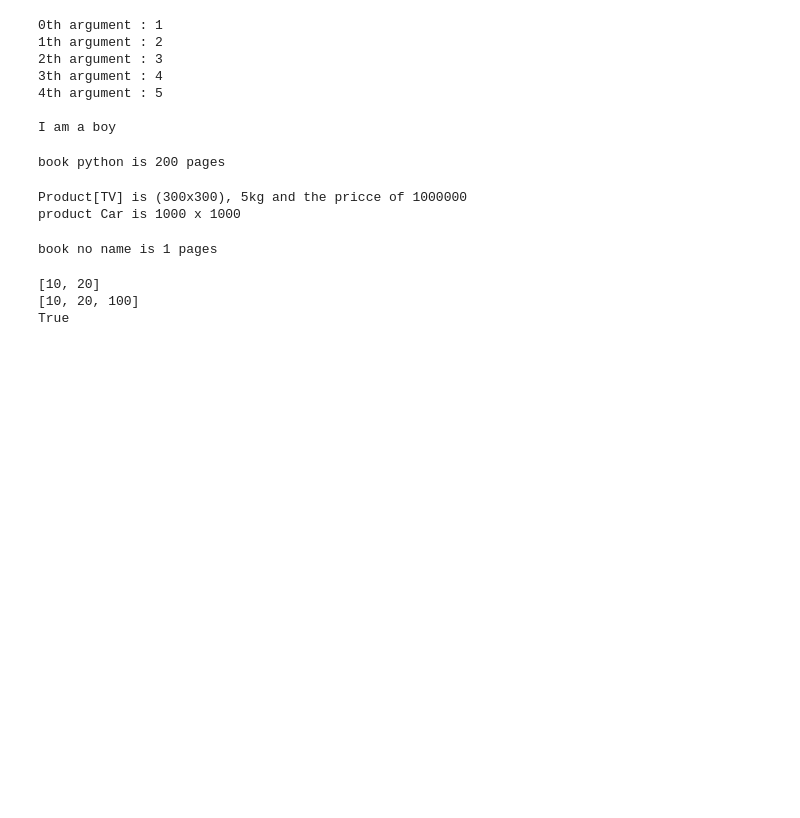
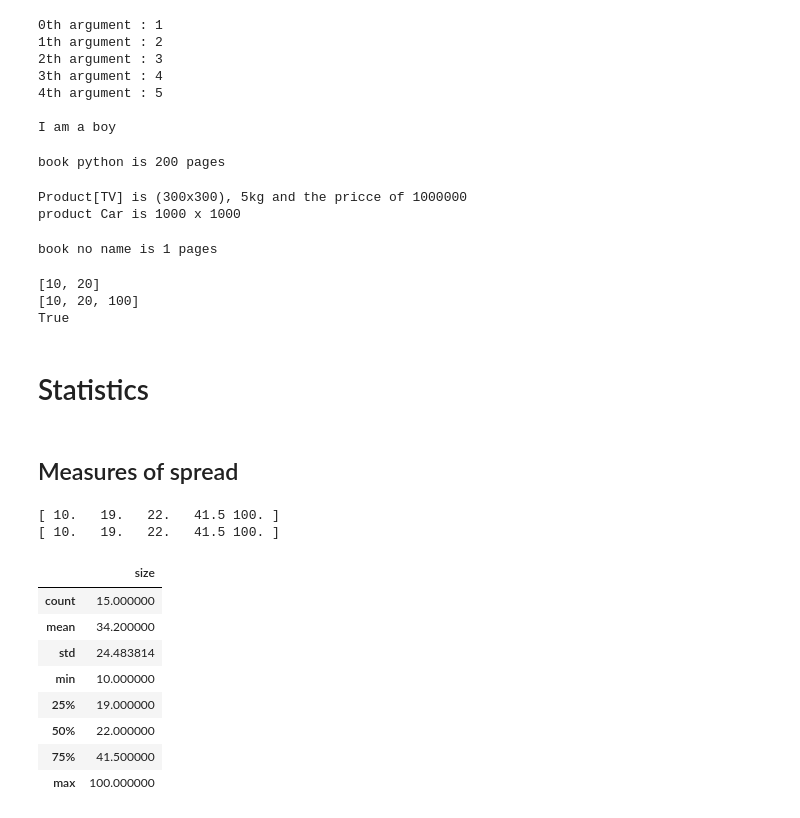
Before and after one commit to gabrielwithappy/python_study, a Jupyter notebook: Python_Basic.ipynb, the cells around one changed output. Drawn from its saved outputs; the diff is of its cells as text; code cells hidden in the pictures; blank space fills up the shorter version.

```diff
--- a/Python_Basic.ipynb
+++ b/Python_Basic.ipynb
@@ -482,3 +486,31 @@ print(r is l)
 [10, 20]
 [10, 20, 100]
 True
+# %% [markdown]
+# Statistics
+# %% [markdown]
+## Measures of spread
+# %%
+# Outlier
+import pandas as pd
+import numpy as np
+import matplotlib.pyplot as plt
+
+df = pd.DataFrame({'size': [10,20,30,40,50,100,70,12,16,18,22,41,22,42,20]})
+
+print(np.quantile(df['size'],[0, 0.25,0.5,0.75, 1]))
+print(np.quantile(df['size'],np.linspace(0,1,5)))
+
+df.describe()
+# %% [output]
+[ 10.   19.   22.   41.5 100. ]
+[ 10.   19.   22.   41.5 100. ]
+|  | size |
+| count | 15.000000 |
+| mean | 34.200000 |
+| std | 24.483814 |
+| min | 10.000000 |
+| 25% | 19.000000 |
+| 50% | 22.000000 |
+| 75% | 41.500000 |
+| max | 100.000000 |
```
Also changed, not shown: parts of 8 cells of this notebook.
